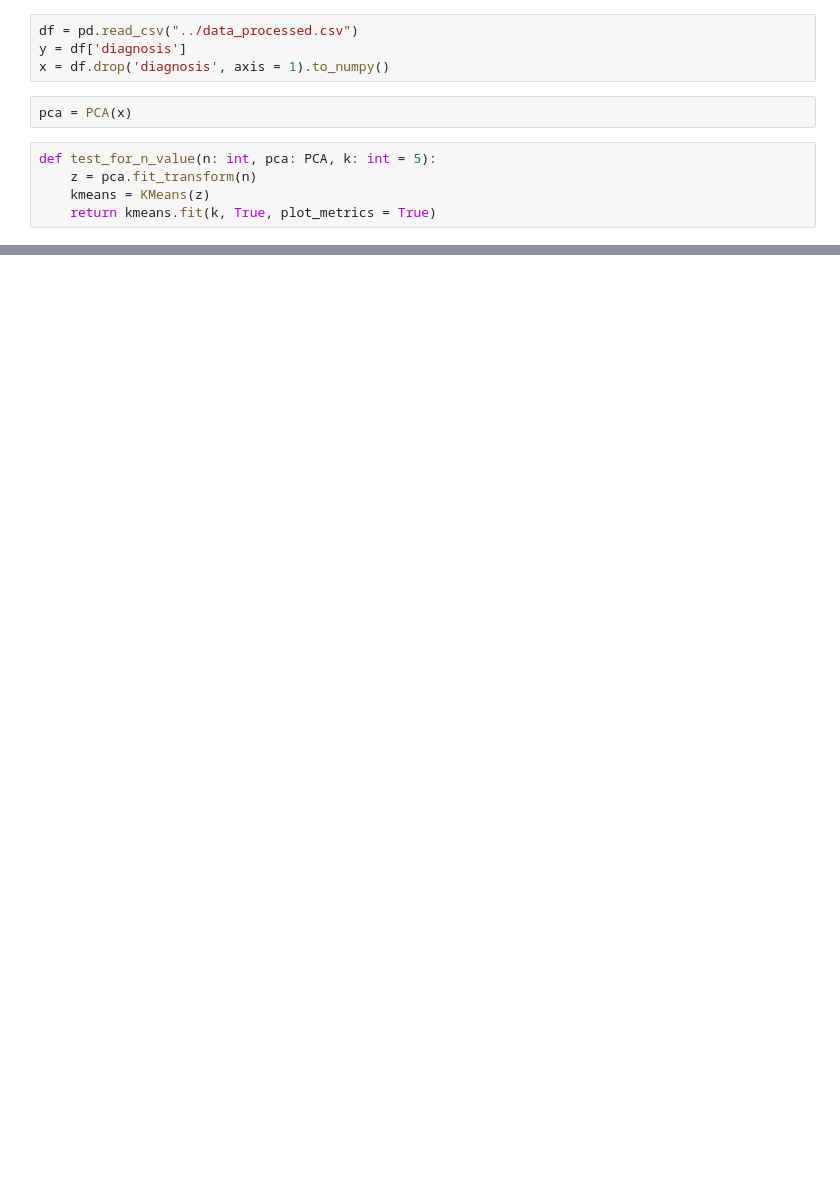
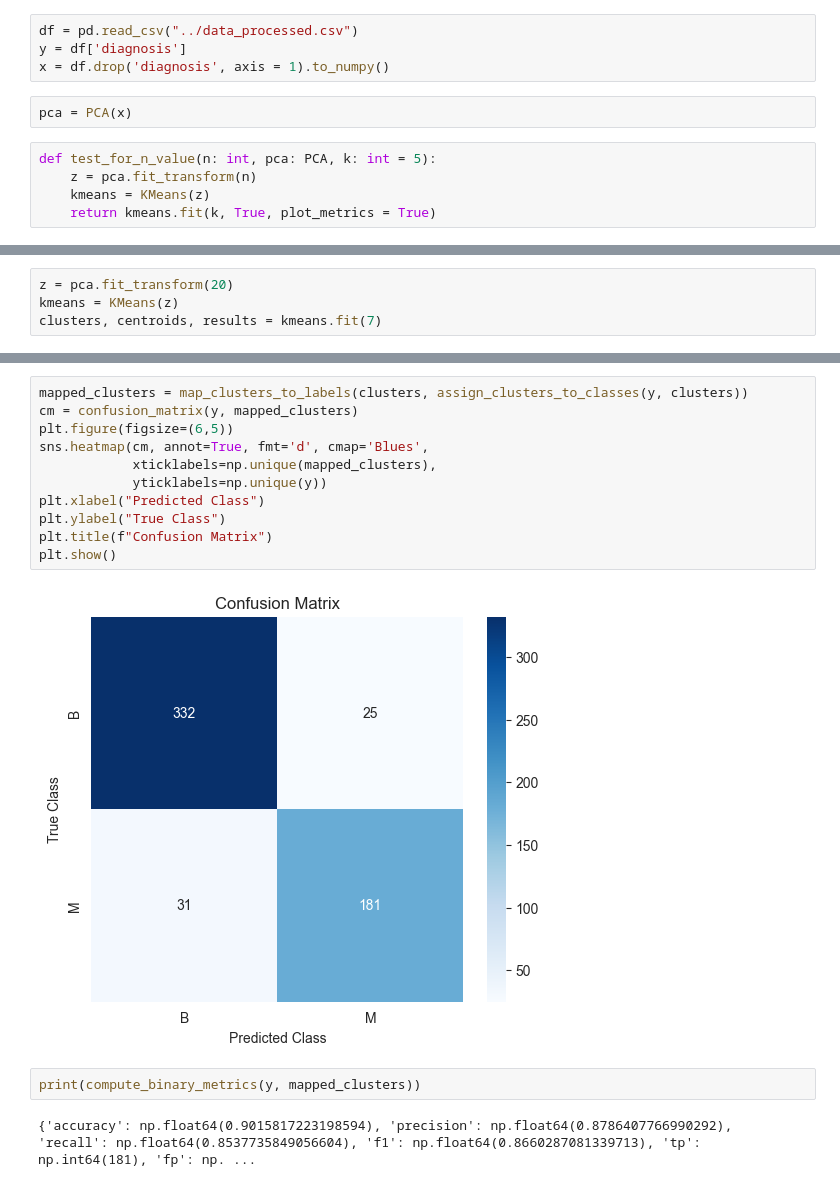
Before and after one commit to minareda417/Unsupervised-learning, a Jupyter notebook: k-means/kmeans_after_pca.ipynb, the cells around one changed output, grey strips where cells are left out. Saved outputs shown, nothing was run; the diff lists cells and outputs as text; blank space fills up the shorter version.

```diff
--- a/k-means/kmeans_after_pca.ipynb
+++ b/k-means/kmeans_after_pca.ipynb
@@ -274,0 +278,4 @@ k=10: Inertia=769.2335, Silhouette=0.3340
+# %%
+z = pca.fit_transform(20)
+kmeans = KMeans(z)
+clusters, centroids, results = kmeans.fit(7)
@@ -274,0 +290,17 @@ k=10: Inertia=769.2335, Silhouette=0.3340
+# %%
+mapped_clusters = map_clusters_to_labels(clusters, assign_clusters_to_classes(y, clusters))
+cm = confusion_matrix(y, mapped_clusters)
+plt.figure(figsize=(6,5))
+sns.heatmap(cm, annot=True, fmt='d', cmap='Blues',
+            xticklabels=np.unique(mapped_clusters),
+            yticklabels=np.unique(y))
+plt.xlabel("Predicted Class")
+plt.ylabel("True Class")
+plt.title(f"Confusion Matrix")
+plt.show()
+# %% [output]
+[figure, added]
+# %%
+print(compute_binary_metrics(y, mapped_clusters))
+# %% [output]
+{'accuracy': np.float64(0.9015817223198594), 'precision': np.float64(0.8786407766990292), 'recall': np.float64(0.8537735849056604), 'f1': np.float64(0.8660287081339713), 'tp': np.int64(181), 'fp': np. ...
```
Also changed, not shown: parts of 12 cells of this notebook, 2 other files.
